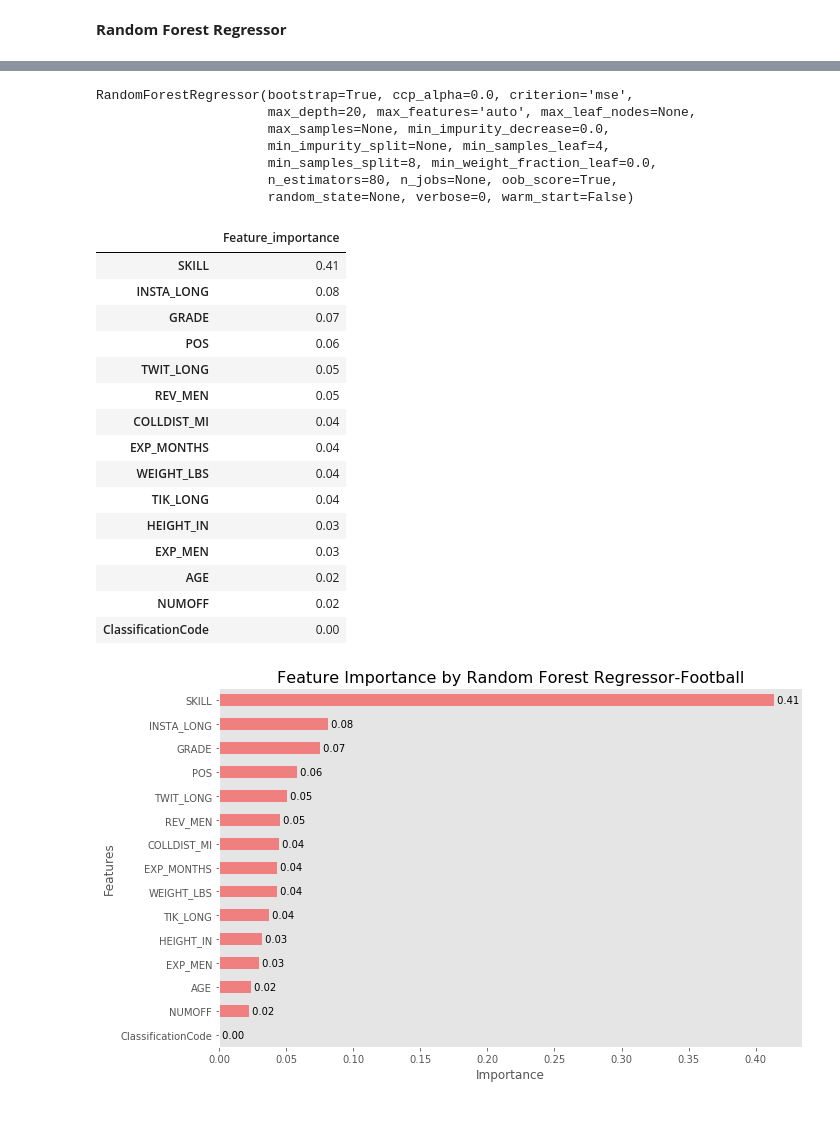
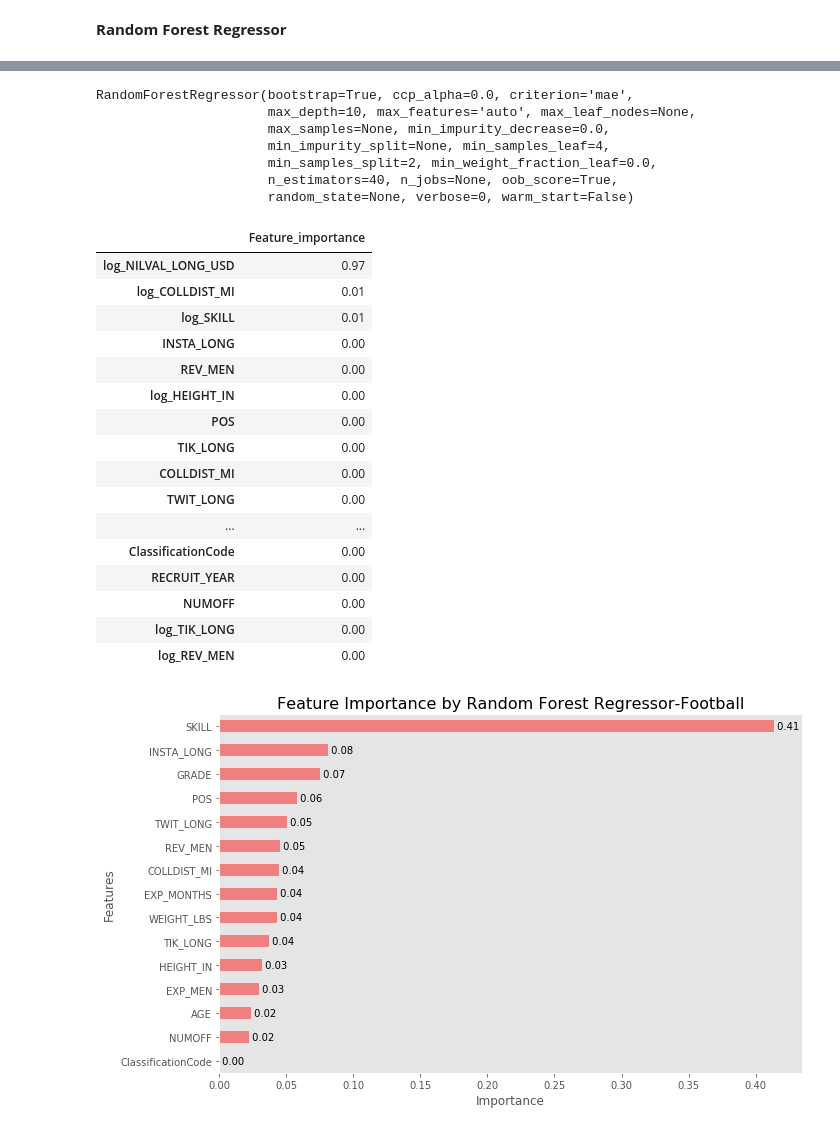
Before and after one commit to mvizzini951/MS2_NIL, a Jupyter notebook: Subervised_Learning _Models_Football.ipynb, the cells around one changed output, grey strips where cells are left out. Cells and saved outputs as stored; diff of their text form; code cells hidden in the pictures.

```diff
--- a/Subervised_Learning _Models_Football.ipynb
+++ b/Subervised_Learning _Models_Football.ipynb
@@ -110,3 +119,21 @@ Index(['GRADE', 'AGE', 'SKILL', 'NUMOFF', 'POS', 'HEIGHT_IN', 'WEIGHT_LBS',
+# %%
+#natural log transformation
+#If the negative or zero values are not outliers - log1p has warning so trying small constant for social media data
+df_num = df_fb.copy()
+# Specify the numeric columns to log-transform
+numeric_columns = ['AGE', 'SKILL', 'NUMOFF', 'HEIGHT_IN', 'WEIGHT_LBS',
+                   'COLLDIST_MI', 'NILVAL_LONG_USD', 'INSTA_LONG',
+                   'TWIT_LONG', 'TIK_LONG', 'EXP_MONTHS', 'REV_MEN', 'EXP_MEN']
+
+# Apply log transformation to selected numeric columns
+small_constant = 3  # Adjust as needed
+for column in numeric_columns:
+    df_num[column] = np.log(df_num[column] + small_constant)
+
+
+df_fb2 = result = pd.concat([df_num, categorical_subset], axis=1)
+df_fb2.head(2)
+# df_fb2.shape #(1263, 19)
 # %%
 #Correlation heatmap
 #https://stackoverflow.com/questions/72213733/how-to-plot-seaborn-heatmap-for-target-vs-independent-features
@@ -776,3 +813,22 @@ plt.show()
 [figure]
 # %% [markdown]
 **Random Forest Regressor**
+# %%
+df_fb3 = df_bb.copy()
+small_constant = 3  # Adjust as needed
+# Specify the numeric columns to log-transform
+numeric_columns = ['AGE', 'SKILL', 'NUMOFF', 'HEIGHT_IN', 'WEIGHT_LBS',
+                   'COLLDIST_MI', 'NILVAL_LONG_USD', 'INSTA_LONG',
+                   'TWIT_LONG', 'TIK_LONG', 'EXP_MONTHS', 'REV_MEN', 'EXP_MEN']
+
+# Apply log transformation to selected numeric columns
+for column in numeric_columns:
+    df_fb3['log_' + column] = np.log(df_fb3[column] + small_constant)
+
+train_fb2, test_fb2 = train_test_split(df_fb3, test_size=0.20, shuffle=True, random_state=42)
+print('Shape for train_bb2 is {0}, test_bb2 is {1}'.format(train_fb.shape,test_fb.shape))
+
+y_trainfb2 = train_fb2['NILVAL_LONG_USD']
+X_trainfb2 = train_fb2.drop('NILVAL_LONG_USD',axis=1)
+y_testfb2= test_fb2['NILVAL_LONG_USD']
+X_testfb2 = test_fb2.drop('NILVAL_LONG_USD',axis=1)
@@ -790,7 +848,7 @@ params = {'n_estimators':[5,10,20,40,80,100,200],
 #randomized search cv
 rcv = RandomizedSearchCV(estimator = rf, param_distributions = params, n_iter = 10, scoring = 'r2', cv = 10, verbose=5,
                                 random_state=42, n_jobs=-1, return_train_score=True)
-rcv.fit(X_trainfb,y_trainfb)
+rcv.fit(X_trainfb2,y_trainfb2)
 # %% [output]
 Fitting 10 folds for each of 10 candidates, totalling 100 fits
 [Parallel(n_jobs=-1)]: Using backend LokyBackend with 8 concurrent workers.
@@ -844,38 +902,39 @@ rcv.best_score_
 #Building randomforest regressor with the best estimator
 rf1 = rcv.best_estimator_
 #fitting
-rf1.fit(X_trainfb,y_trainfb)
+rf1.fit(X_trainfb2,y_trainfb2)
 # %% [output]
-RandomForestRegressor(bootstrap=True, ccp_alpha=0.0, criterion='mse',
-                      max_depth=20, max_features='auto', max_leaf_nodes=None,
+RandomForestRegressor(bootstrap=True, ccp_alpha=0.0, criterion='mae',
+                      max_depth=10, max_features='auto', max_leaf_nodes=None,
                       max_samples=None, min_impurity_decrease=0.0,
                       min_impurity_split=None, min_samples_leaf=4,
-                      min_samples_split=8, min_weight_fraction_leaf=0.0,
-                      n_estimators=80, n_jobs=None, oob_score=True,
+                      min_samples_split=2, min_weight_fraction_leaf=0.0,
+                      n_estimators=40, n_jobs=None, oob_score=True,
                       random_state=None, verbose=0, warm_start=False)
 # %%
 #feature importances
 rf1.feature_importances_
-rf1_feature_imp = pd.DataFrame(rf1.feature_importances_, index = X_trainfb.columns, columns = ['Feature_importance'])
+rf1_feature_imp = pd.DataFrame(rf1.feature_importances_, index = X_trainfb2.columns, columns = ['Feature_importance'])
 rf1_feature_imp.sort_values(by = 'Feature_importance', ascending = False, inplace = True)
 rf1_feature_imp
 # %% [output]
 |  | Feature_importance |
-| SKILL | 0.41 |
-| INSTA_LONG | 0.08 |
-| GRADE | 0.07 |
-| POS | 0.06 |
-| TWIT_LONG | 0.05 |
-| REV_MEN | 0.05 |
-| COLLDIST_MI | 0.04 |
-| EXP_MONTHS | 0.04 |
-| WEIGHT_LBS | 0.04 |
-| TIK_LONG | 0.04 |
-| HEIGHT_IN | 0.03 |
-| EXP_MEN | 0.03 |
-| AGE | 0.02 |
-| NUMOFF | 0.02 |
+| log_NILVAL_LONG_USD | 0.97 |
+| log_COLLDIST_MI | 0.01 |
+| log_SKILL | 0.01 |
+| INSTA_LONG | 0.00 |
+| REV_MEN | 0.00 |
+| log_HEIGHT_IN | 0.00 |
+| POS | 0.00 |
+| TIK_LONG | 0.00 |
+| COLLDIST_MI | 0.00 |
+| TWIT_LONG | 0.00 |
+| ... | ... |
 | ClassificationCode | 0.00 |
+| RECRUIT_YEAR | 0.00 |
+| NUMOFF | 0.00 |
+| log_TIK_LONG | 0.00 |
+| log_REV_MEN | 0.00 |
 # %%
 # Feature Visualization
 
```
Also changed, not shown: parts of 60 cells of this notebook.
